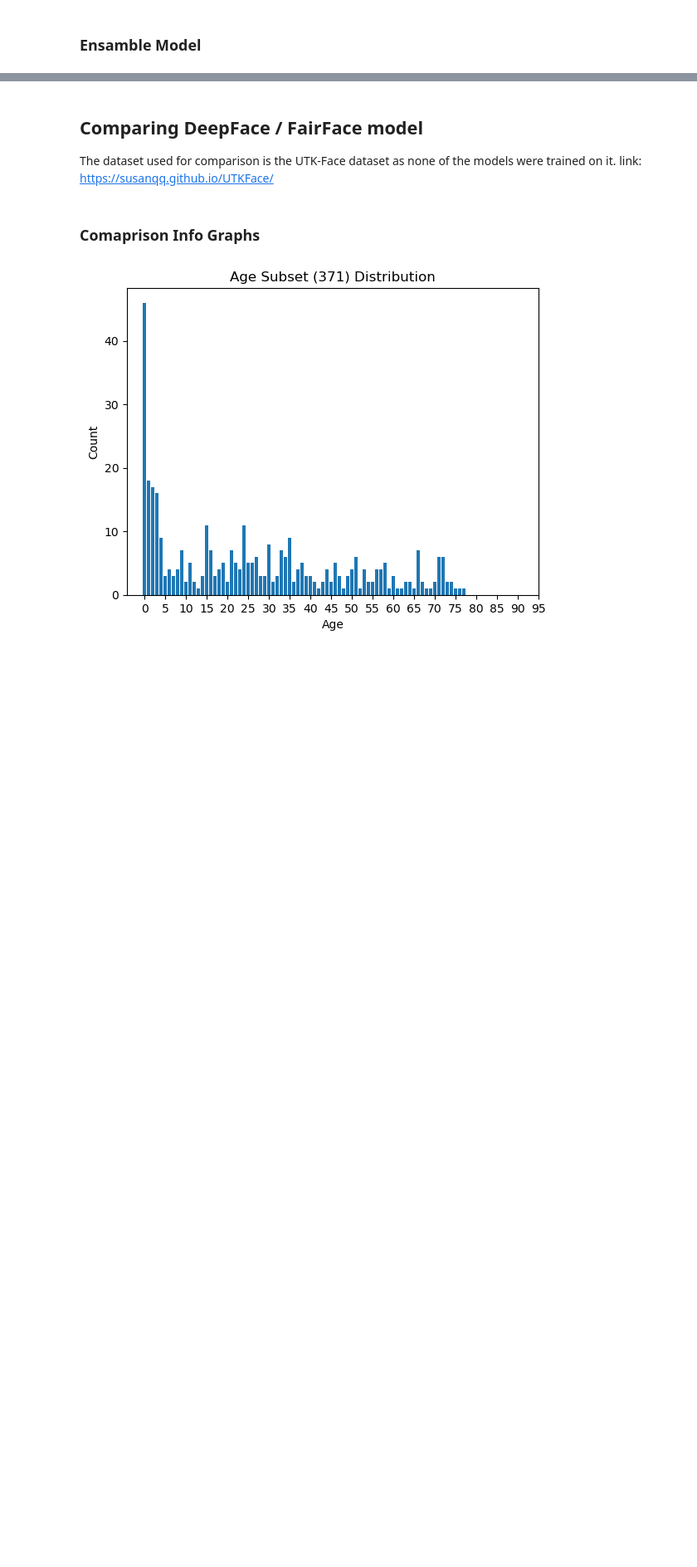
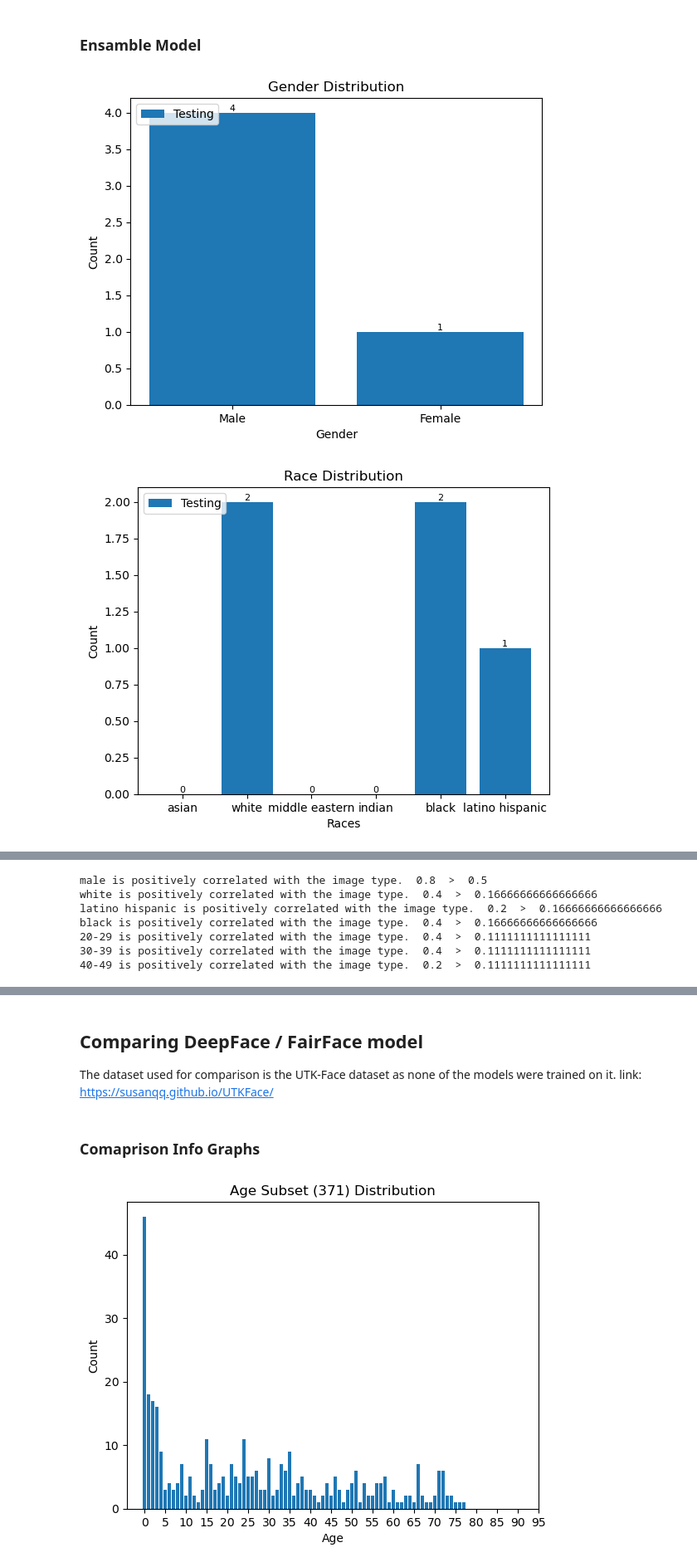
Before and after one commit to Jer0me123/FYP, a Jupyter notebook: Testing/FYP - FullPipeline.ipynb, the cells around one changed output, grey strips where cells are left out. Shown: that part at 83% size. Saved outputs shown, nothing was run; the diff lists cells and outputs as text; code cells hidden in the pictures; blank space fills up the shorter version.

```diff
--- a/Testing/FYP - FullPipeline.ipynb
+++ b/Testing/FYP - FullPipeline.ipynb
@@ -1079,13 +1372,15 @@ def CorrelationMetric(data):
 ### FairFace Model
 # %%
 # Loading the images to be processed
-image_path = "C:\\Users\\User\\FYP\\MidJourney\\Doctor-385"#"C:\\Users\\User\\FYP\\DownloadedImages\\LAION-400M-GoogleForm-Images\\Doctor-97"
-list_of_images = LoadImagesFromFolder(image_path)
+image_path = "C:\\Users\\User\\FYP\\MidJourney\\Doctor-385"
+list_of_images = LoadImagesFromFolder(image_path)[:5]
 
 # Setting the human detection confidence threshold
 confidence_threshold = 0.5
+# Setting the flag to normalise the distance between the person and the center of the image in cases where the images are not equal in size
+normalise_distance = False
 # Retrieving the images of people detected in the images, the distance between the person and image center and the space taken up by the person
-people_images, dist_bet_centers, space_taken_up = YOLODetectPerson(list_of_images, confidence_threshold)
+people_images, dist_bet_centers, space_taken_up = YOLODetectPerson(list_of_images, confidence_threshold, normalise_distance)
 
 # Loading the FairFace model, the res34_fair_align_multi_7_20190809.pt is used as it detects 7 distinct races as opposed to the other model.
 model_fair_7 = torchvision.models.resnet34(pretrained=True)
@@ -1102,8 +1397,8 @@ for index in FairFaceDict.keys():
     FairFaceDict[index][1].update(tmp)
 
 # Saving the metrics to disk
-directory_path = os.path.join(image_path, "FairFaceImagesMetricsFixedDistance")
-save_metrics = True
+directory_path = os.path.join(image_path, "FairFaceImagesMetrics")
+save_metrics = False
 if save_metrics == True:
     CreateDirectories(directory_path)
 
@@ -1186,8 +1477,8 @@ Speed: 5.0ms preprocess, 141.0ms inference, 1.0ms postprocess per image at shape
 ### Ensamble Model
 # %%
 # Loading the images to be processed
-image_path = "C:\\Users\\User\\FYP\\DownloadedImages\\LAION-400M-GoogleForm-Images\\Doctor-97"
-list_of_images = LoadImagesFromFolder(image_path)
+image_path = "C:\\Users\\User\\FYP\\MidJourney\\Doctor-385"
+list_of_images = LoadImagesFromFolder(image_path)[:5]
 
 # Setting the human detection confidence threshold
 confidence_threshold = 0.5
@@ -1342,11 +1677,19 @@ white is positively correlated with the image type.  0.7818181818181819  >  0.16
 # %% [markdown]
 ### Ensamble Model
 # %%
-MetricGenderDisplay(EnsambleDict, specific_race=None, specific_emotion=None, specific_age=None)
-MetricRaceDisplay(EnsambleDict, specific_gender=None, specific_emotion=None, specific_age=None)
-MetricAgeDisplay(EnsambleDict, specific_gender=None, specific_emotion=None, specific_race=None)
+dataSetEnsamble = {"Testing":EnsambleDict}
+
+# Functions capable of displaying the metrics of multiple datasets
+MultiMetricGenderDisplay(dataSetEnsamble, specific_race=None, specific_emotion=None, specific_age=None)
+MultiMetricRaceDisplay(dataSetEnsamble, specific_gender=None, specific_emotion=None, specific_age=None)
+MultiMetricAgeDisplay(dataSetEnsamble, specific_gender=None, specific_emotion=None, specific_race=None)
+MultiMetricCenterDistanceDisplay(dataSetEnsamble, category='race', type='distance')
+
+# Functions capable of displaying the metrics of a singualr dataset
 ScatterPlotDisplay2D(EnsambleDict, x_axis_label="race", y_axis_label="gender", specific_gender="male", specific_race="latino hispanic", specific_emotion=None)
 ScatterPlotDisplay3D(EnsambleDict, specific_gender="male", specific_race="white", specific_age="10-19")
-MetricCenterDistanceDisplay(EnsambleDict, category='race', type='distance')
 CorrelationMetric(EnsambleDict)
 ShannonSimpsonMetrics(EnsambleDict)
+# %% [output]
+[figure, added]
+[figure, added]
@@ -1352,0 +1699,7 @@ ShannonSimpsonMetrics(EnsambleDict)
+male is positively correlated with the image type.  0.8  >  0.5
+white is positively correlated with the image type.  0.4  >  0.16666666666666666
+latino hispanic is positively correlated with the image type.  0.2  >  0.16666666666666666
+black is positively correlated with the image type.  0.4  >  0.16666666666666666
+20-29 is positively correlated with the image type.  0.4  >  0.1111111111111111
+30-39 is positively correlated with the image type.  0.4  >  0.1111111111111111
+40-49 is positively correlated with the image type.  0.2  >  0.1111111111111111
```
Also changed, not shown: parts of 22 cells of this notebook, 1 other file.
